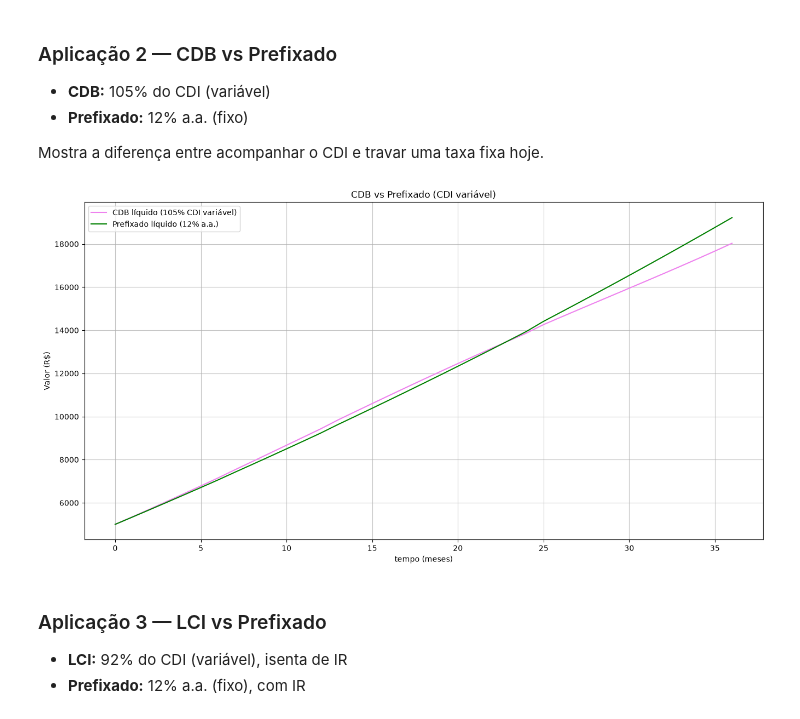
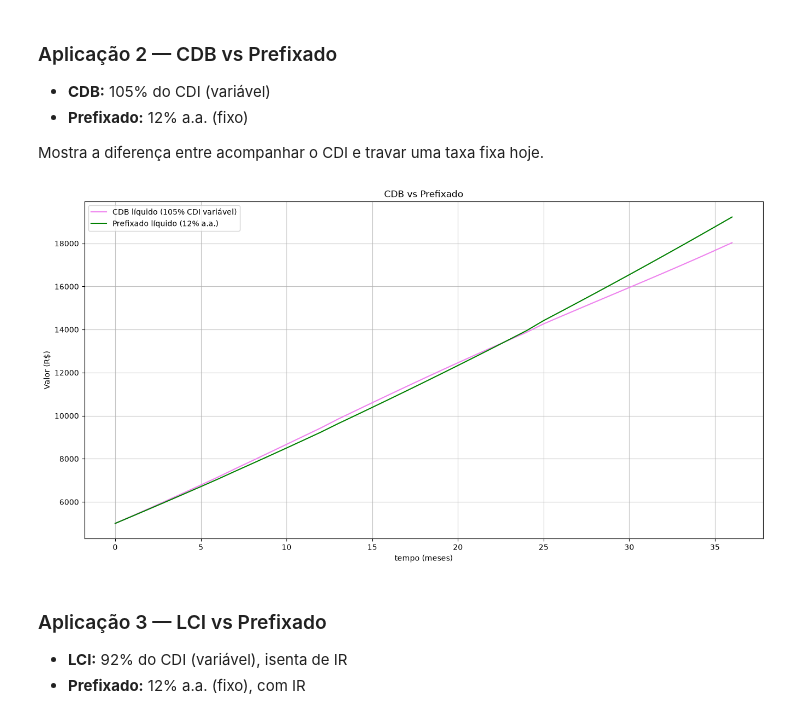
Before and after one commit to saulohpm/simulador-cdi, a Jupyter notebook: notebooks/analises.ipynb, the cells around one changed output. Cells and saved outputs as stored; diff of their text form; code cells hidden in the pictures.

```diff
--- a/notebooks/analises.ipynb
+++ b/notebooks/analises.ipynb
@@ -136,26 +136,26 @@ Mostra a diferença entre acompanhar o CDI e travar uma taxa fixa hoje.
 # %%
 periodo = 12 * 3
 capital = 5000
 aportes = 300
 
 t_p2 = np.arange(periodo + 1)
 cdi_var = taxa_de_juros_variavel(cdi_atual, t_p2, taxa_max = 15, taxa_min = 3, mercado="alta")
 
 _, _, _, Mliq_cdb, t_cdb = posfixado(periodo, cdi_var, 105, capital, aportes, imposto='sim')
 _, _, _, Mliq_pre, t_pre = prefixado(periodo, 12, capital, aportes, imposto='sim')
 
 plt.figure(figsize=(16, 8))
 plt.plot(t_cdb, Mliq_cdb, color='violet', label='CDB líquido (105% CDI variável)')
 plt.plot(t_pre, Mliq_pre, color='green', label='Prefixado líquido (12% a.a.)')
 
-plt.title("CDB vs Prefixado (CDI variável)")
+plt.title("CDB vs Prefixado")
 plt.xlabel("tempo (meses)")
 plt.ylabel("Valor (R$)")
 plt.grid(True, alpha=0.75)
 plt.legend()
 plt.show()
 # %% [output]
-[figure, old version]
+[figure, new version]
 # %% [markdown]
 ### Aplicação 3 — LCI vs Prefixado
 
```
Also changed, not shown: parts of 1 cell of this notebook, 1 other file.
